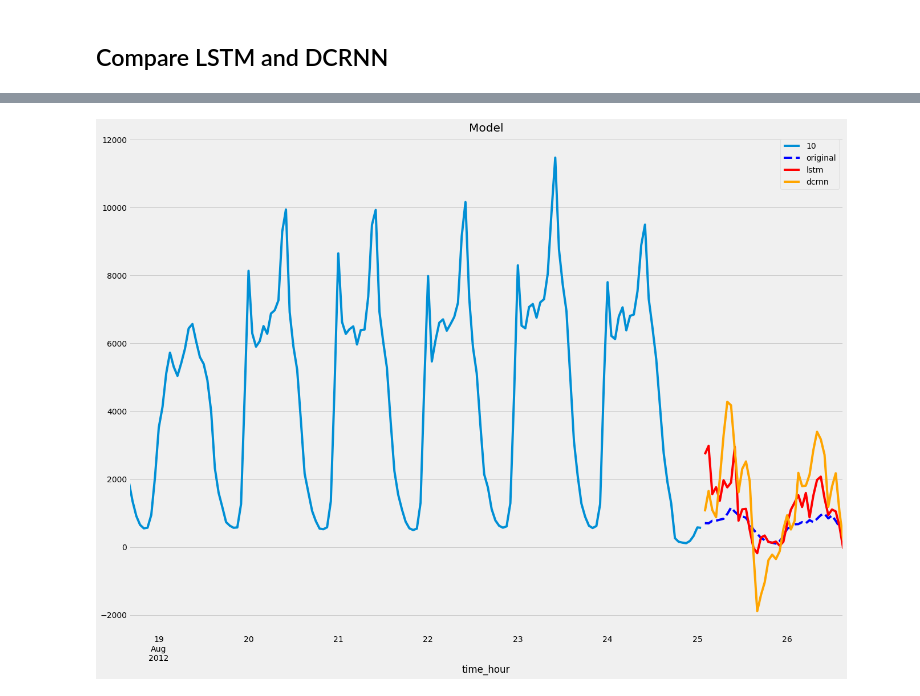
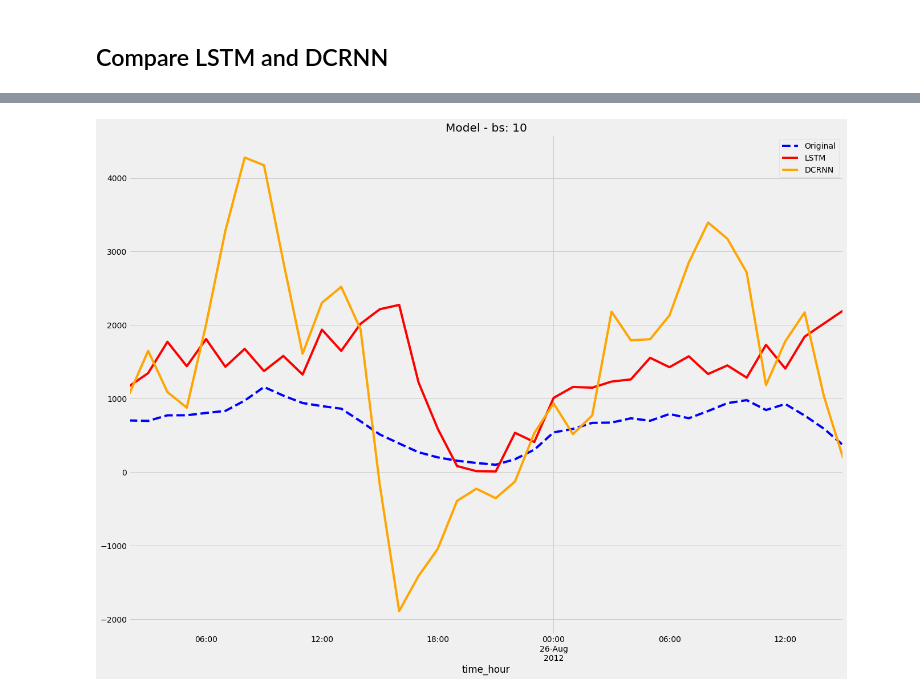
Before and after one commit to lucasBgabriel/traffic_forecasting, a Jupyter notebook: notebooks/LSTM vs DCRNN.ipynb, the cells around one changed output, grey strips where cells are left out. Drawn from its saved outputs; the diff is of its cells as text; code cells hidden in the pictures.

Commit message:
improove graphs and run 30 times for each window

```diff
--- a/notebooks/LSTM vs DCRNN.ipynb
+++ b/notebooks/LSTM vs DCRNN.ipynb
@@ -21,7 +20,17 @@ lstm_pred['time_hour'] = pd.to_datetime(lstm_pred['time_hour'])
+# %%
+lstm_pred1 = pd.read_csv('../data/forecasting/users/lstm_prediction_1.csv')
+lstm_pred3 = pd.read_csv('../data/forecasting/users/lstm_prediction_3.csv')
+lstm_pred6 = pd.read_csv('../data/forecasting/users/lstm_prediction_6.csv')
+lstm_pred12 = pd.read_csv('../data/forecasting/users/lstm_prediction_12.csv')
+
+lstm_pred1['time_hour'] = pd.to_datetime(lstm_pred1['time_hour'])
+lstm_pred3['time_hour'] = pd.to_datetime(lstm_pred3['time_hour'])
+lstm_pred6['time_hour'] = pd.to_datetime(lstm_pred6['time_hour'])
+lstm_pred12['time_hour'] = pd.to_datetime(lstm_pred12['time_hour'])
 # %% [markdown]
 ## Load DCRNN Y Test
 # %%
-y_test = pd.read_csv('../data/forecasting/users/_test.csv')
+y_test = pd.read_csv('../data/forecasting/users/users_test.csv')
 dataset_file = "../data/users.h5"
 users_df = pd.read_hdf(dataset_file)
 users_df = pd.DataFrame(users_df.to_records())
@@ -81,20 +102,20 @@ def plot_prediction(prediction, bs):
 
 def plot_compare_models(lstm, dcrnn, bs):
     plt.figure(figsize=(20, 15))
-    plt.title('Model')
+    plt.title(f'Model - bs: {bs}')
     ax = plt.gca()
-    users_df[:train_data_len].plot(x='time_hour', y=bs, ax=ax)
-    users_df[train_data_len:].plot(x='time_hour', y=bs, ax=ax, label='original', color='blue', linestyle='dashed')
-    lstm.plot(x='time_hour', y=bs, ax=ax, label='lstm', color='red',)
-    dcrnn.plot(x='time_hour', y=bs, ax=ax, label='dcrnn', color='orange',)
+    users_df[:train_data_len].plot(x='time_hour', y=bs, ax=ax, label='Train')
+    users_df[train_data_len:].plot(x='time_hour', y=bs, ax=ax, label='Original', color='blue', linestyle='dashed')
+    lstm.plot(x='time_hour', y=bs, ax=ax, label='LSTM', color='red',)
+    dcrnn.plot(x='time_hour', y=bs, ax=ax, label='DCRNN', color='orange',)
     plt.legend()
 
 def plot_compare_predictions(lstm, dcrnn, bs):
     plt.figure(figsize=(20, 15))
-    plt.title('Model')
+    plt.title(f'Model - bs: {bs}')
     ax = plt.gca()
-    users_df[train_data_len:].plot(x='time_hour', y=bs, ax=ax, label='original', color='blue', linestyle='dashed')
-    lstm.plot(x='time_hour', y=bs, ax=ax, label='lstm', color='red',)
-    dcrnn.plot(x='time_hour', y=bs, ax=ax, label='dcrnn', color='orange',)
+    users_df[train_data_len:].plot(x='time_hour', y=bs, ax=ax, label='Original', color='blue', linestyle='dashed')
+    lstm.plot(x='time_hour', y=bs, ax=ax, label='LSTM', color='red',)
+    dcrnn.plot(x='time_hour', y=bs, ax=ax, label='DCRNN', color='orange',)
     plt.legend()
 # %%
@@ -138,0 +195,3 @@ plot_prediction(lstm_pred, bs)
+# %%
+bs = "10"
+plot_compare_models(lstm_pred12, dcrnn_pred1, bs)
@@ -139,4 +200,4 @@ plot_prediction(lstm_pred, bs)
 # %%
-plot_compare_models(lstm_pred, dcrnn_pred1, bs)
+plot_compare_predictions(lstm_pred12, dcrnn_pred1, bs)
 # %% [output]
-[figure, old version]
+[figure, new version]
```
Also changed, not shown: parts of 20 cells of this notebook, 1 other file.
